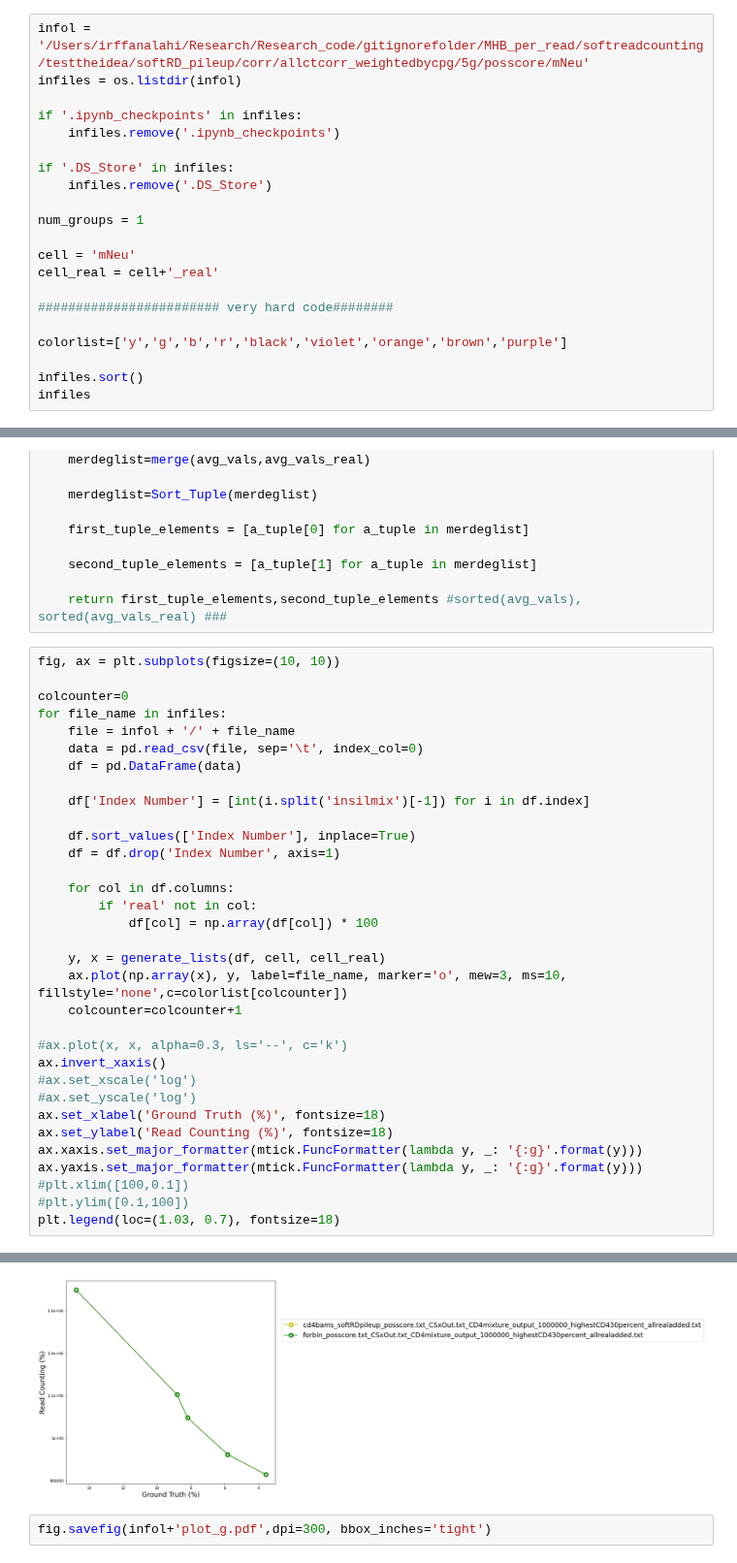
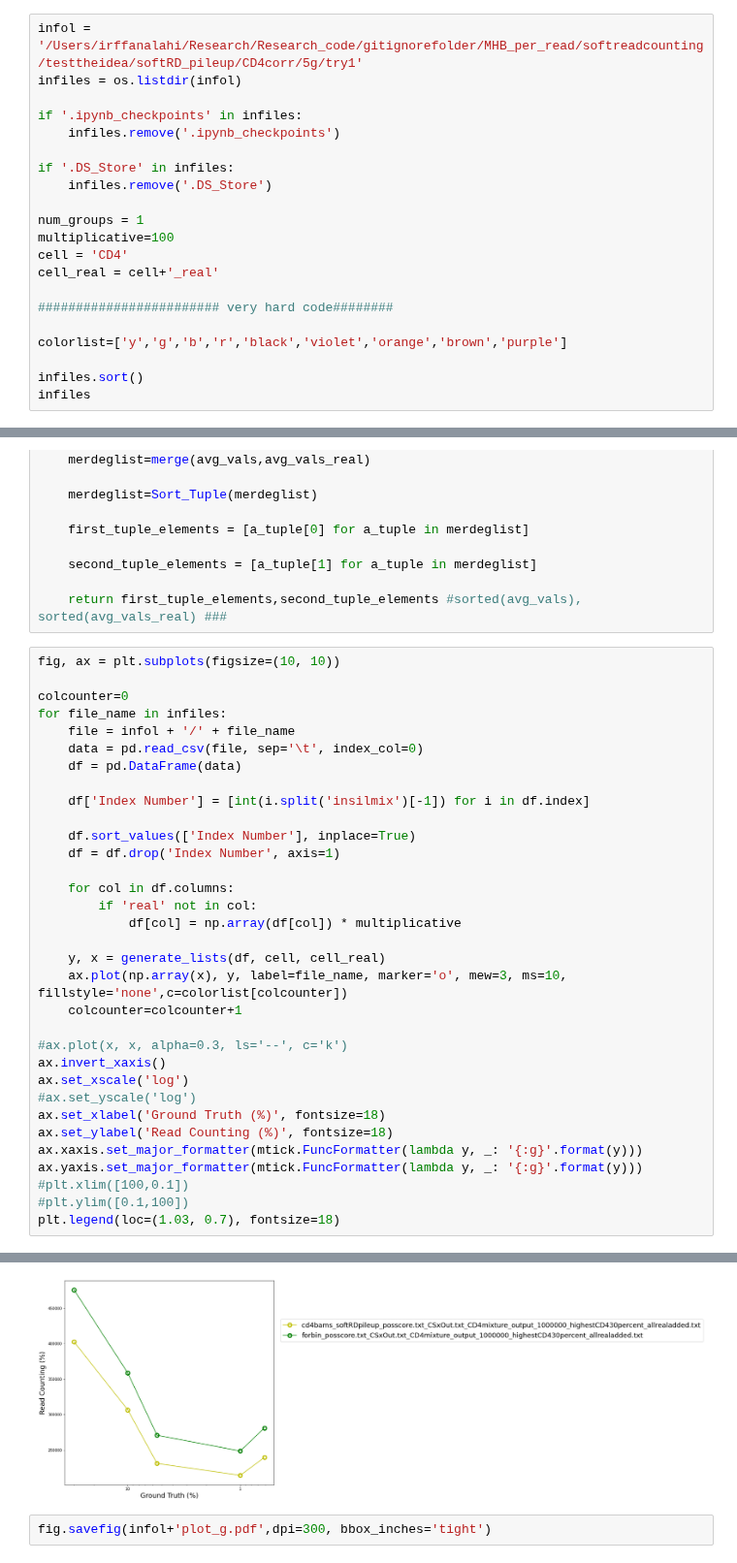
Before and after one commit to Irfanwustl/Research_code, a Jupyter notebook: likephased-seq/extfig5_on_insilico/plot_g_irf0.ipynb, the cells around one changed output, grey strips where cells are left out. Shown at 97% size. Cells and saved outputs as stored; diff of their text form.

```diff
--- a/likephased-seq/extfig5_on_insilico/plot_g_irf0.ipynb
+++ b/likephased-seq/extfig5_on_insilico/plot_g_irf0.ipynb
@@ -5,7 +5,7 @@ import os
 import matplotlib.pyplot as plt
 import matplotlib.ticker as mtick
 # %%
-infol = '/Users/irffanalahi/Research/Research_code/gitignorefolder/MHB_per_read/softreadcounting/testtheidea/softRD_pileup/corr/allctcorr_weightedbycpg/5g/posscore/mNeu'
+infol = '/Users/irffanalahi/Research/Research_code/gitignorefolder/MHB_per_read/softreadcounting/testtheidea/softRD_pileup/CD4corr/5g/try1'
 infiles = os.listdir(infol)
 
 if '.ipynb_checkpoints' in infiles:
@@ -15,8 +15,8 @@ if '.DS_Store' in infiles:
     infiles.remove('.DS_Store')
 
 num_groups = 1
-
-cell = 'mNeu'
+multiplicative=100
+cell = 'CD4'
 cell_real = cell+'_real'
 
 ######################## very hard code########
@@ -85,35 +85,35 @@ fig, ax = plt.subplots(figsize=(10, 10))
 colcounter=0
 for file_name in infiles:
     file = infol + '/' + file_name
     data = pd.read_csv(file, sep='\t', index_col=0)
     df = pd.DataFrame(data)
 
     df['Index Number'] = [int(i.split('insilmix')[-1]) for i in df.index]
 
     df.sort_values(['Index Number'], inplace=True)
     df = df.drop('Index Number', axis=1)
 
     for col in df.columns:
         if 'real' not in col:
-            df[col] = np.array(df[col]) * 100
+            df[col] = np.array(df[col]) * multiplicative
 
     y, x = generate_lists(df, cell, cell_real)
     ax.plot(np.array(x), y, label=file_name, marker='o', mew=3, ms=10, fillstyle='none',c=colorlist[colcounter])
     colcounter=colcounter+1
 
 #ax.plot(x, x, alpha=0.3, ls='--', c='k')
 ax.invert_xaxis()
-#ax.set_xscale('log')
+ax.set_xscale('log')
 #ax.set_yscale('log')
 ax.set_xlabel('Ground Truth (%)', fontsize=18)
 ax.set_ylabel('Read Counting (%)', fontsize=18)
 ax.xaxis.set_major_formatter(mtick.FuncFormatter(lambda y, _: '{:g}'.format(y)))
 ax.yaxis.set_major_formatter(mtick.FuncFormatter(lambda y, _: '{:g}'.format(y)))
 #plt.xlim([100,0.1])
 #plt.ylim([0.1,100])
 plt.legend(loc=(1.03, 0.7), fontsize=18)
 # %% [output]
 <matplotlib.legend.Legend at 0x...>
-[figure, old version]
+[figure, new version]
 # %%
 fig.savefig(infol+'plot_g.pdf',dpi=300, bbox_inches='tight')
```
Also changed, not shown: 7 other files.
